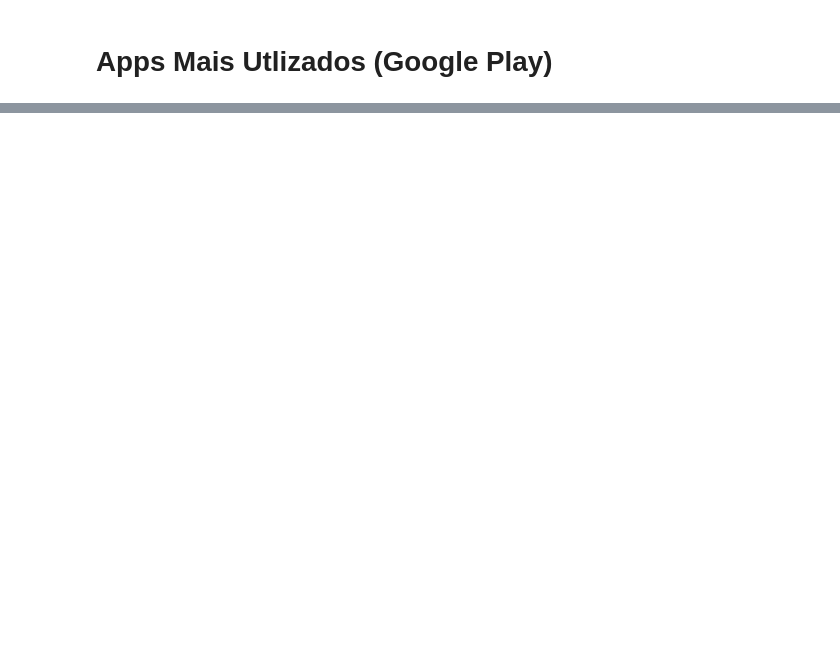
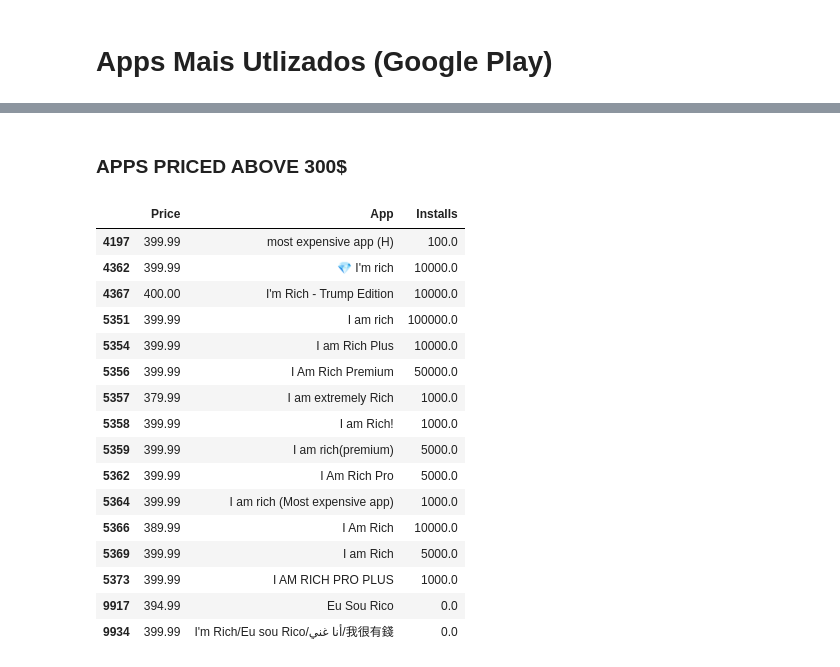
Before and after one commit to Joao1512/Analise-de-dados-Apps-mais-utilizados-Google-play, a Jupyter notebook: EP2- Dados Apps Mais Utlizados (Google Play).ipynb, the cells around one changed output, grey strips where cells are left out. Saved outputs shown, nothing was run; the diff lists cells and outputs as text; code cells hidden in the pictures; blank space fills up the shorter version.

```diff
--- a/EP2- Dados Apps Mais Utlizados (Google Play).ipynb
+++ b/EP2- Dados Apps Mais Utlizados (Google Play).ipynb
@@ -29,0 +72,22 @@ df.sample(2)
+# %% [markdown]
+### APPS PRICED ABOVE 300$
+# %%
+df[['Price', 'App', 'Installs']][df.Price > 300]
+# %% [output]
+|  | Price | App | Installs |
+| 4197 | 399.99 | most expensive app (H) | 100.0 |
+| 4362 | 399.99 | 💎 I'm rich | 10000.0 |
+| 4367 | 400.00 | I'm Rich - Trump Edition | 10000.0 |
+| 5351 | 399.99 | I am rich | 100000.0 |
+| 5354 | 399.99 | I am Rich Plus | 10000.0 |
+| 5356 | 399.99 | I Am Rich Premium | 50000.0 |
+| 5357 | 379.99 | I am extremely Rich | 1000.0 |
+| 5358 | 399.99 | I am Rich! | 1000.0 |
+| 5359 | 399.99 | I am rich(premium) | 5000.0 |
+| 5362 | 399.99 | I Am Rich Pro | 5000.0 |
+| 5364 | 399.99 | I am rich (Most expensive app) | 1000.0 |
+| 5366 | 389.99 | I Am Rich | 10000.0 |
+| 5369 | 399.99 | I am Rich | 5000.0 |
+| 5373 | 399.99 | I AM RICH PRO PLUS | 1000.0 |
+| 9917 | 394.99 | Eu Sou Rico | 0.0 |
+| 9934 | 399.99 | I'm Rich/Eu sou Rico/أنا غني/我很有錢 | 0.0 |
```
Also changed, not shown: parts of 10 cells of this notebook, 1 other file.
